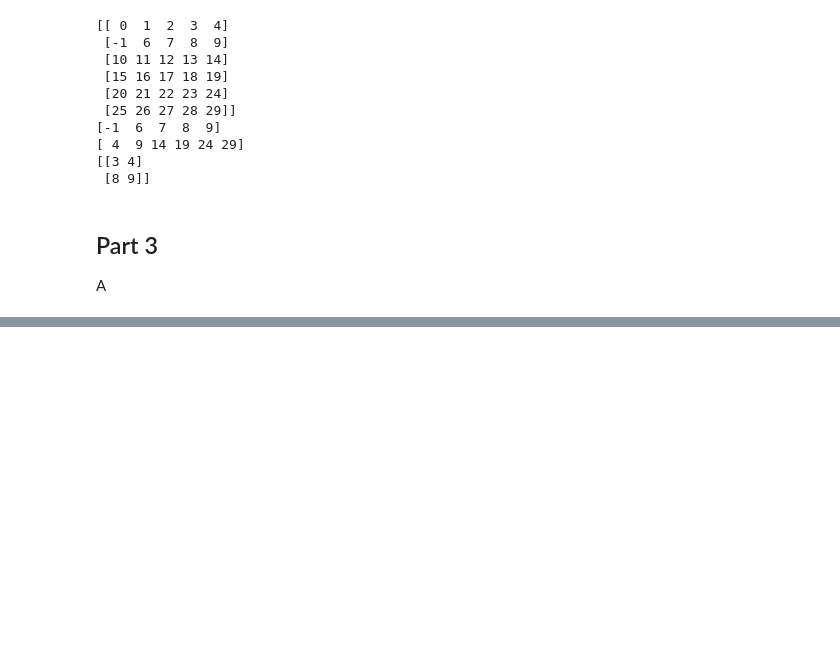
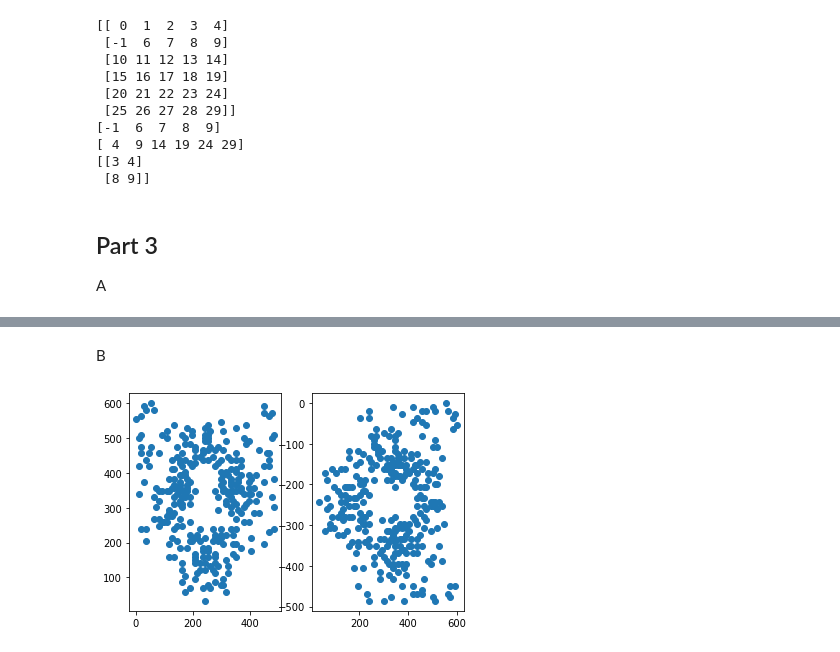
Before and after one commit to dtungpka/Applied-Mathematics-for-Artificial-Intelligence, a Jupyter notebook: Assignment_2/Assignment2.ipynb, the cells around one changed output, grey strips where cells are left out. Saved outputs shown, nothing was run; the diff lists cells and outputs as text; code cells hidden in the pictures; blank space fills up the shorter version.

```diff
--- a/Assignment_2/Assignment2.ipynb
+++ b/Assignment_2/Assignment2.ipynb
@@ -335,0 +473,14 @@ A
+# %% [markdown]
+B
+# %%
+omega = np.pi/2
+rotated = np.array([[np.cos(omega), -np.sin(omega)],
+                    [np.sin(omega), np.cos(omega)]])
+rotated_coords = np.dot(coords, rotated)
+#create a sub plot with 3 plots
+fig, ax = plt.subplots(1,2)
+ax[0].scatter(coords[:,0], coords[:,1])
+ax[1].scatter(rotated_coords[:,0], rotated_coords[:,1])
+plt.show()
+# %% [output]
+[figure, added]
```
Also changed, not shown: parts of 24 cells of this notebook, 1 other file.
